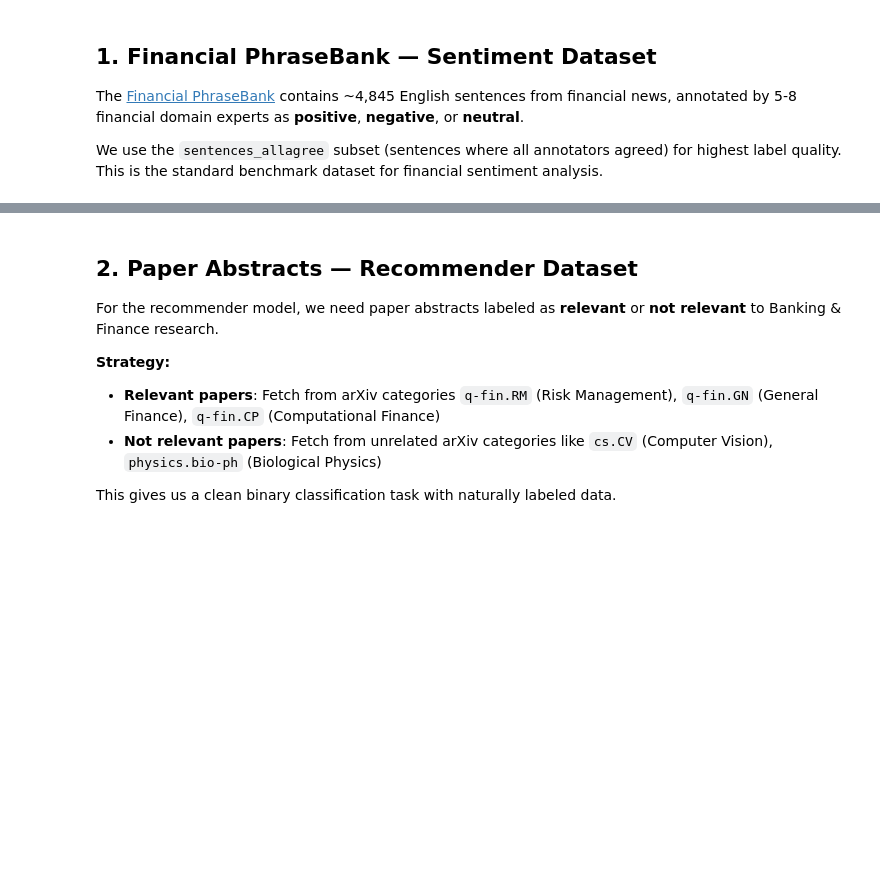
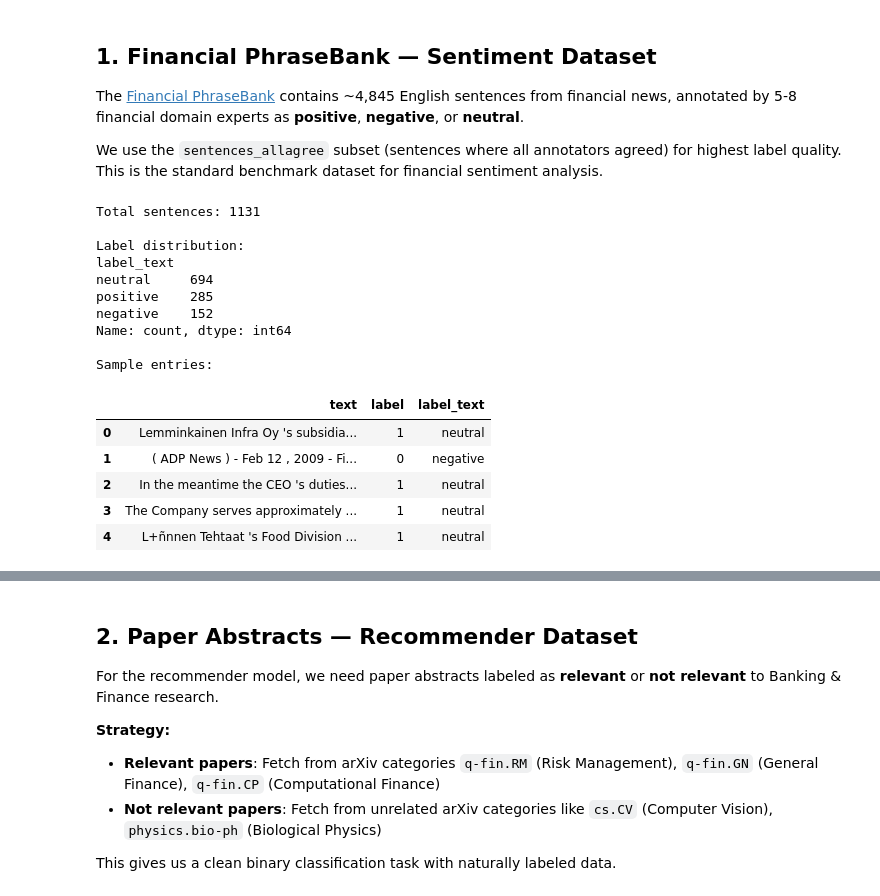
Before and after one commit to melissanoarianna1-commits/finpulse-ai, a Jupyter notebook: notebooks/00_data_collection.ipynb, the cells around one changed output, grey strips where cells are left out. Saved outputs shown, nothing was run; the diff lists cells and outputs as text; code cells hidden in the pictures; blank space fills up the shorter version.

```diff
--- a/notebooks/00_data_collection.ipynb
+++ b/notebooks/00_data_collection.ipynb
@@ -37,20 +43,37 @@ This is the standard benchmark dataset for financial sentiment analysis.
 # %%
 import pandas as pd
 import numpy as np
 from datasets import load_dataset
 from sklearn.model_selection import train_test_split
 
 # Download Financial PhraseBank from HuggingFace
-dataset = load_dataset('financial_phrasebank', 'sentences_allagree', trust_remote_code=True)
+dataset = load_dataset("mteb/financial_phrasebank")
 df_sentiment = pd.DataFrame(dataset['train'])
 
 # Map labels: 0=negative, 1=neutral, 2=positive
 label_map = {0: 'negative', 1: 'neutral', 2: 'positive'}
 df_sentiment['label_text'] = df_sentiment['label'].map(label_map)
 
 print(f'Total sentences: {len(df_sentiment)}')
 print(f'\nLabel distribution:')
 print(df_sentiment['label_text'].value_counts())
 print(f'\nSample entries:')
 df_sentiment.head()
+# %% [output]
+Total sentences: 1131
+
+Label distribution:
+label_text
+neutral     694
+positive    285
+negative    152
+Name: count, dtype: int64
+
+Sample entries:
+|  | text | label | label_text |
+| 0 | Lemminkainen Infra Oy 's subsidia... | 1 | neutral |
+| 1 | ( ADP News ) - Feb 12 , 2009 - Fi... | 0 | negative |
+| 2 | In the meantime the CEO 's duties... | 1 | neutral |
+| 3 | The Company serves approximately ... | 1 | neutral |
+| 4 | L+ñnnen Tehtaat 's Food Division ... | 1 | neutral |
 # %%
```
Also changed, not shown: parts of 8 cells of this notebook.
